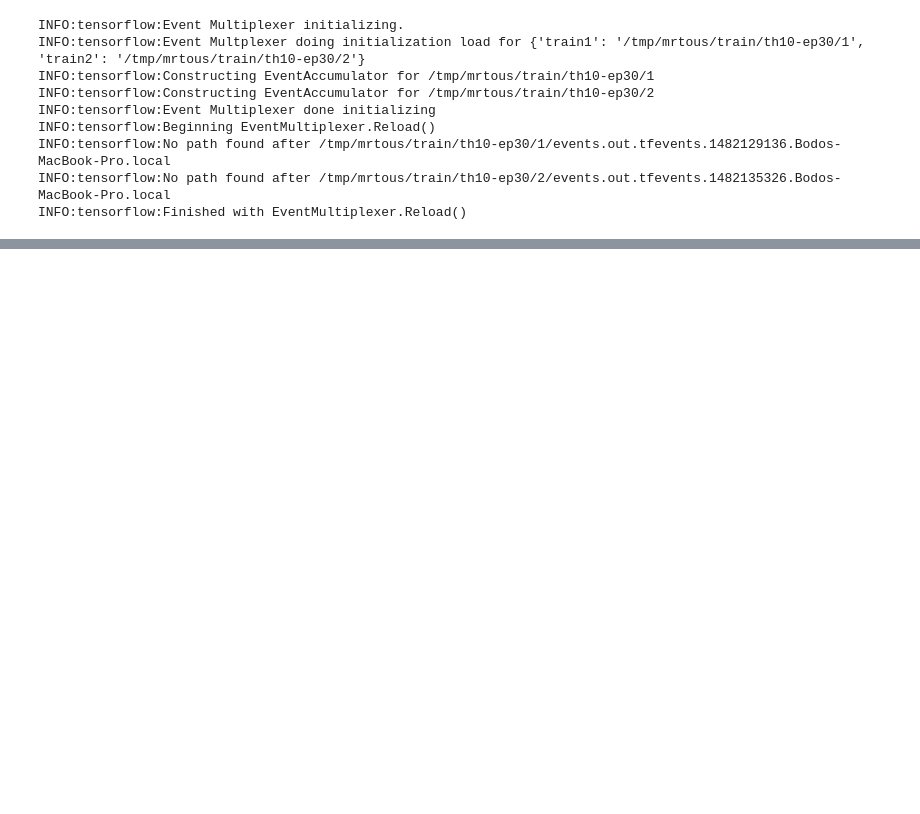
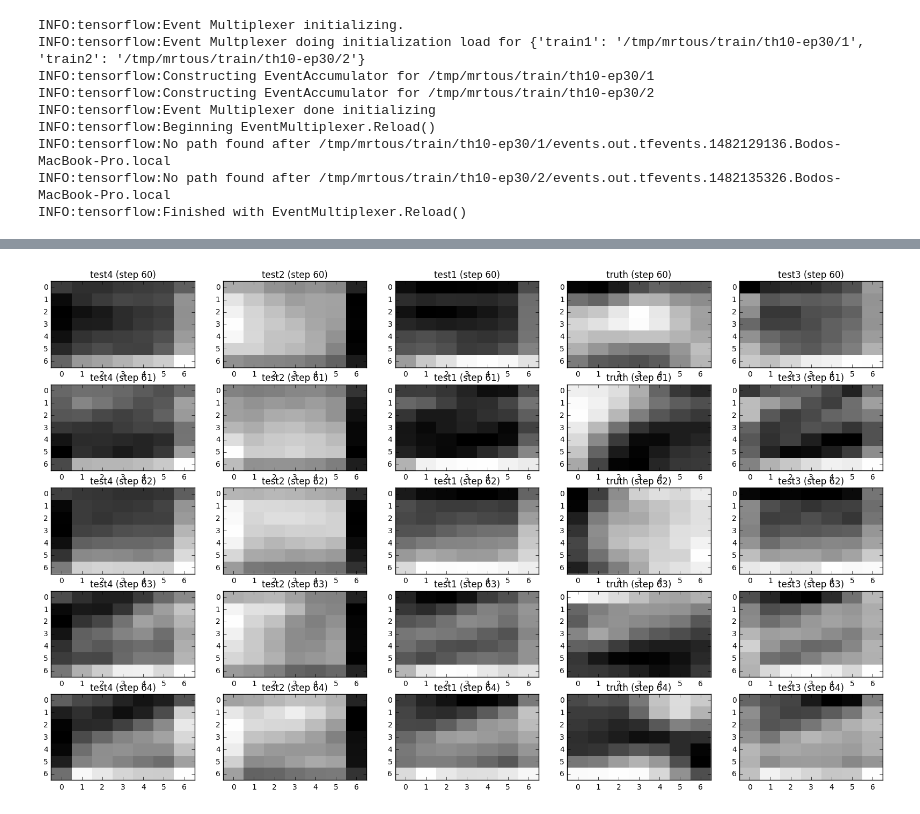
Before and after one commit to bodokaiser/mrtous-old, a Jupyter notebook: nb/events.ipynb, the cells around one changed output, grey strips where cells are left out. Saved outputs shown, nothing was run; the diff lists cells and outputs as text; code cells hidden in the pictures; blank space fills up the shorter version.

```diff
--- a/nb/events.ipynb
+++ b/nb/events.ipynb
@@ -126,0 +151,4 @@ image_grid(us_th30_test)
+# %%
+image_grid(us_th30_test, 60)
+# %% [output]
+[figure, added]
```
Also changed, not shown: parts of 9 cells of this notebook.
